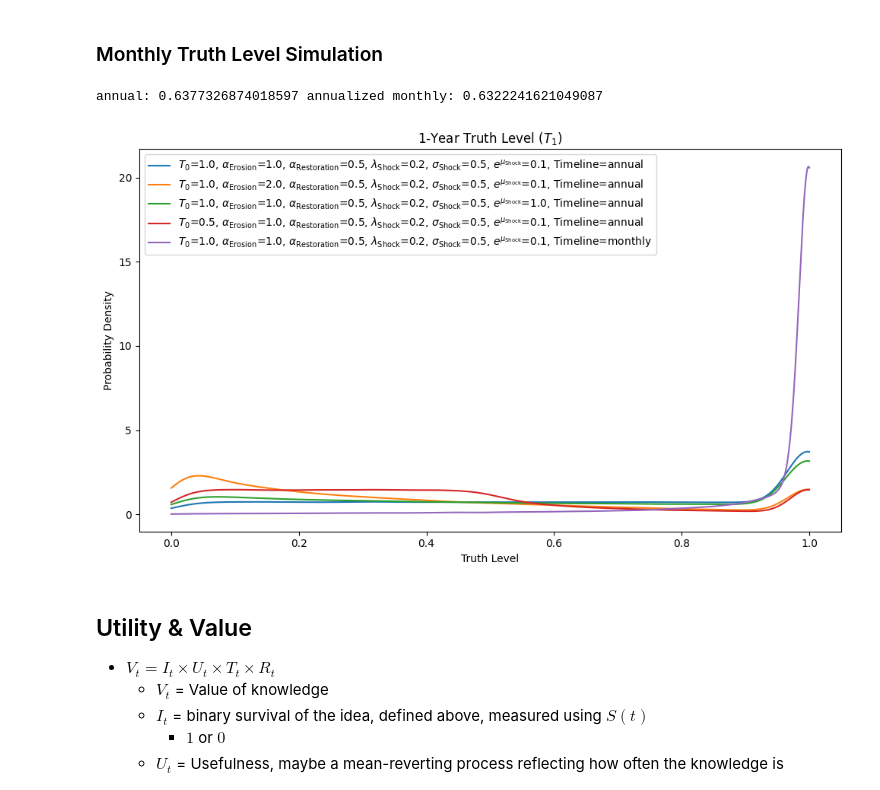
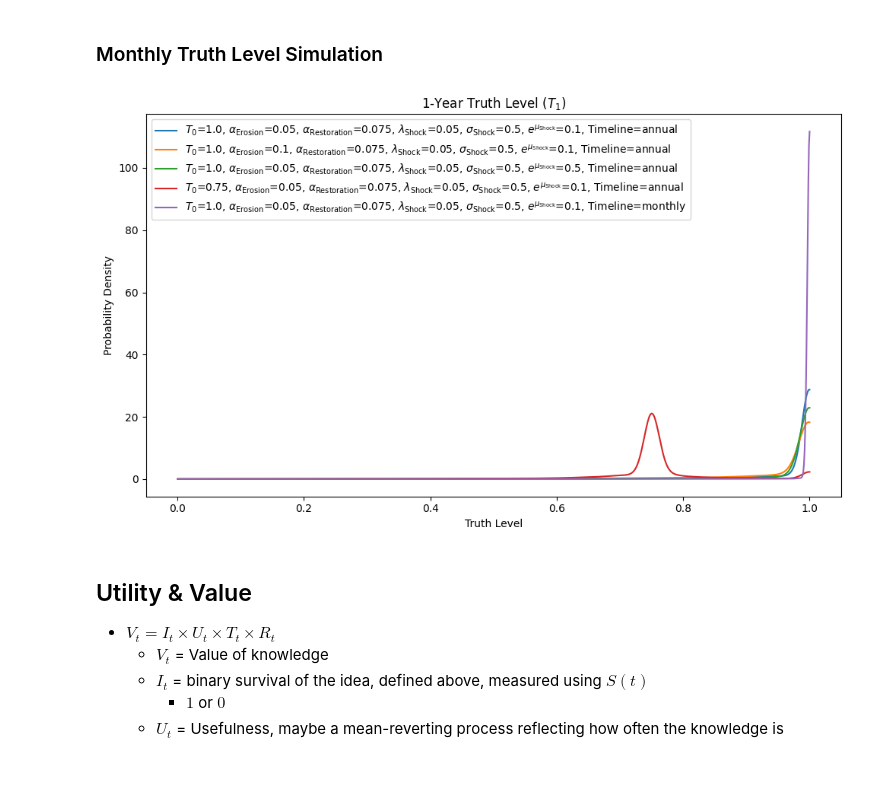
Before and after one commit to AlexFiliakov/knowledge-pricing, a Jupyter notebook: 1. Survival Model.ipynb, the cells around one changed output. Saved outputs shown, nothing was run; the diff lists cells and outputs as text; code cells hidden in the pictures.

```diff
--- a/1. Survival Model.ipynb
+++ b/1. Survival Model.ipynb
@@ -97,8 +101,8 @@ def sim_truth_level(
         starting_truth,
         erosion_shape,
         restoration_shape,
-        shock_lambda,
-        shock_sigma,
+        shock_λ,
+        shock_σ,
         shock_scale,
         timeline='annual',  # can be 'annual' or 'monthly'
         n_sims=10_000
@@ -110,9 +114,8 @@ def sim_truth_level(
     - starting_truth: Initial truth level (0 to 1).
     - erosion_shape: Shape parameter for the gamma distribution representing erosion.
     - restoration_shape: Shape parameter for the gamma distribution representing restoration.
-    - shock_r: Shock frequency input (Negative Binomial distribution parameter r).
-    - shock_p: Shock frequency input (Negative Binomial distribution parameter p).
-    - shock_sigma: Standard deviation of the log-normal distribution representing shock severity.
+    - shock_λ: Shock frequency input for the Poisson model.
+    - shock_σ: Standard deviation of the log-normal distribution representing shock severity.
     - shock_scale: Scale parameter of the log-normal distribution representing shock severity.
     - timeline: 'annual' or 'monthly' to indicate the simulation time frame.
     - n_sims: Number of simulations to run.
@@ -136,7 +139,7 @@ def sim_truth_level(
         recovery_rate = gamma.rvs(restoration_shape, scale=1.0, size=n_sims)
 
         # Simulate the number of shocks using a poisson distribution
-        annual_shocks = stats.poisson.rvs(shock_lambda, size=n_sims)
+        annual_shocks = stats.poisson.rvs(shock_λ, size=n_sims)
 
         max_shocks = int(annual_shocks.max())
         shock_event_idx = np.arange(max_shocks)
@@ -144,7 +147,7 @@ def sim_truth_level(
 
         # Simulate the amount of shocks using a log-normal distribution
         shock_severities = lognorm.rvs(
-            shock_sigma, scale=shock_scale, size=(n_sims, max_shocks))
+            shock_σ, scale=shock_scale, size=(n_sims, max_shocks))
         total_shocks = np.zeros((n_sims, max_shocks))
         total_shocks[shock_event_mask] = shock_severities[shock_event_mask]
         total_shock_rate = total_shocks.sum(axis=1)
@@ -166,7 +169,7 @@ def sim_truth_level(
             restoration_shape / 12.0, scale=1.0, size=n_sims)
 
         # true Poisson thinning for shocks
-        monthly_lambda = shock_lambda * (1.0 / 12.0)
+        monthly_lambda = shock_λ * (1.0 / 12.0)
         monthly_shocks = stats.poisson.rvs(monthly_lambda, size=n_sims)
 
         if monthly_shocks.size == 0:
@@ -178,7 +181,7 @@ def sim_truth_level(
 
             # Simulate the amount of shocks using a log-normal distribution
             shock_severities = lognorm.rvs(
-                shock_sigma, scale=shock_scale, size=(n_sims, max_shocks))
+                shock_σ, scale=shock_scale, size=(n_sims, max_shocks))
             total_shocks = np.zeros((n_sims, max_shocks))
             total_shocks[shock_event_mask] = shock_severities[shock_event_mask]
             total_shock_rate = total_shocks.sum(axis=1)
@@ -190,49 +193,39 @@ def sim_truth_level(
         # Ensure the truth level is between 0 and 1
         truth_level = np.clip(truth_level, 0.0, 1.0)
 
         return truth_level
     else:
         raise ValueError("Timeline must be either 'annual' or 'monthly'.")
 
 
 n_sims = 100_000
 
-truth_params_list = [(1.0, 1.0, 0.5, 0.2, 0.5, 0.1, 'annual'),
-                    (1.0, 2.0, 0.5, 0.2, 0.5, 0.1, 'annual'),
-                    (1.0, 1.0, 0.5, 0.2, 0.5, 1.0, 'annual'),
-                    (0.5, 1.0, 0.5, 0.2, 0.5, 0.1, 'annual'),
-                    (1.0, 1.0, 0.5, 0.2, 0.5, 0.1, 'monthly')]
+truth_params_list = [(1.0, 0.05, 0.075, 0.05, 0.5, 0.1, 'annual'),
+                    (1.00, 0.10, 0.075, 0.05, 0.5, 0.1, 'annual'),
+                    (1.00, 0.05, 0.075, 0.05, 0.5, 0.5, 'annual'),
+                    (0.75, 0.05, 0.075, 0.05, 0.5, 0.1, 'annual'),
+                    (1.00, 0.05, 0.075, 0.05, 0.5, 0.1, 'monthly')]
 
 # Simulate Truth Level
 truth_level_sims = [sim_truth_level(*params, n_sims=n_sims)
                     for params in truth_params_list]
 truth_level_kde_list = [stats.gaussian_kde(sim) for sim in truth_level_sims]
-
-mean_monthly_truth_level = 1.0
-for mo in range(1, 13):
-    monthly_sim = sim_truth_level(
-        mean_monthly_truth_level, 1.0, 0.5, 0.2, 0.5, 0.1, 'monthly', n_sims=n_sims)
-    mean_monthly_truth_level = monthly_sim.mean()
-
-print('annual:', truth_level_sims[0].mean(),
-        'annualized monthly:', mean_monthly_truth_level)
 
 # Plot the Truth Level simulation data
 plt.figure(figsize=(10, 6))
 x = np.linspace(0.0, 1.0, 1000)
 for idx, truth_level_dist in enumerate(truth_level_kde_list):
     param_label = ", ".join([f'{truth_level_params[param]}={truth_params_list[idx][param]}' for param in range(
         len(truth_params_list[idx]))])
     plt.plot(x, truth_level_dist(x), label=param_label)
 plt.legend(loc='best')
 plt.title('1-Year Truth Level ($T_1$)')
 plt.xlabel('Truth Level')
 plt.ylabel('Probability Density')
 plt.tight_layout()
 plt.show()
 # %% [output]
-annual: 0.6377326874018597 annualized monthly: 0.6322241621049087
-[figure, old version]
+[figure, new version]
 # %% [markdown]
 ## Utility & Value
 - $V_t=I_t\times U_t\times T_t\times R_t$
```
Also changed, not shown: parts of 13 cells of this notebook, 1 other file.
